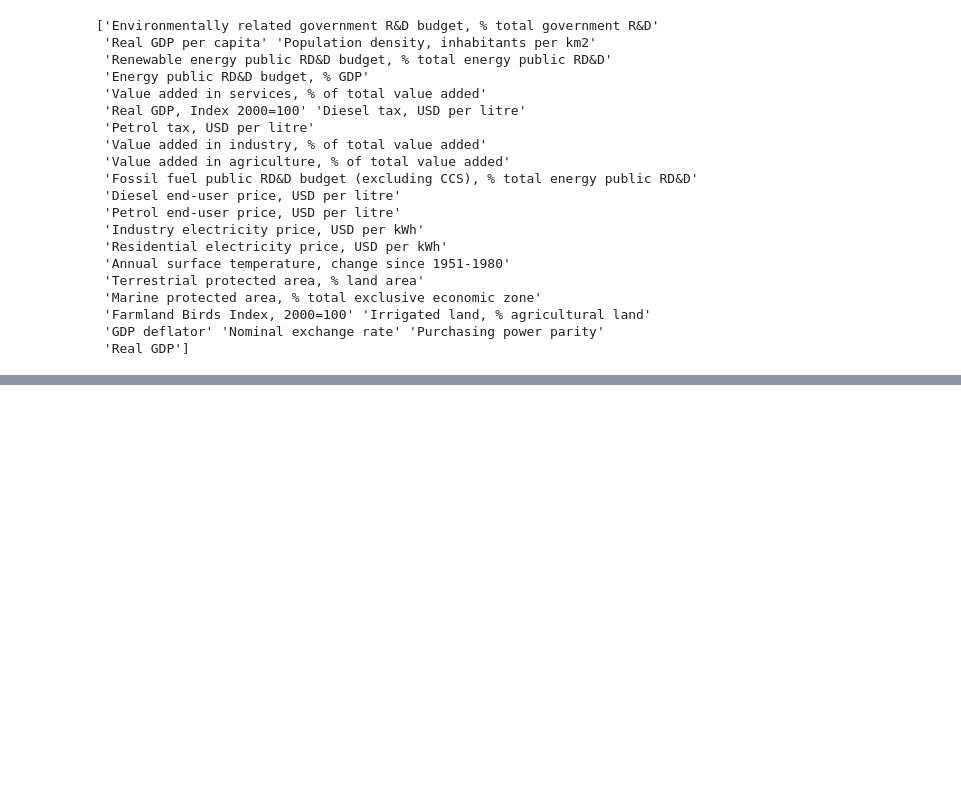
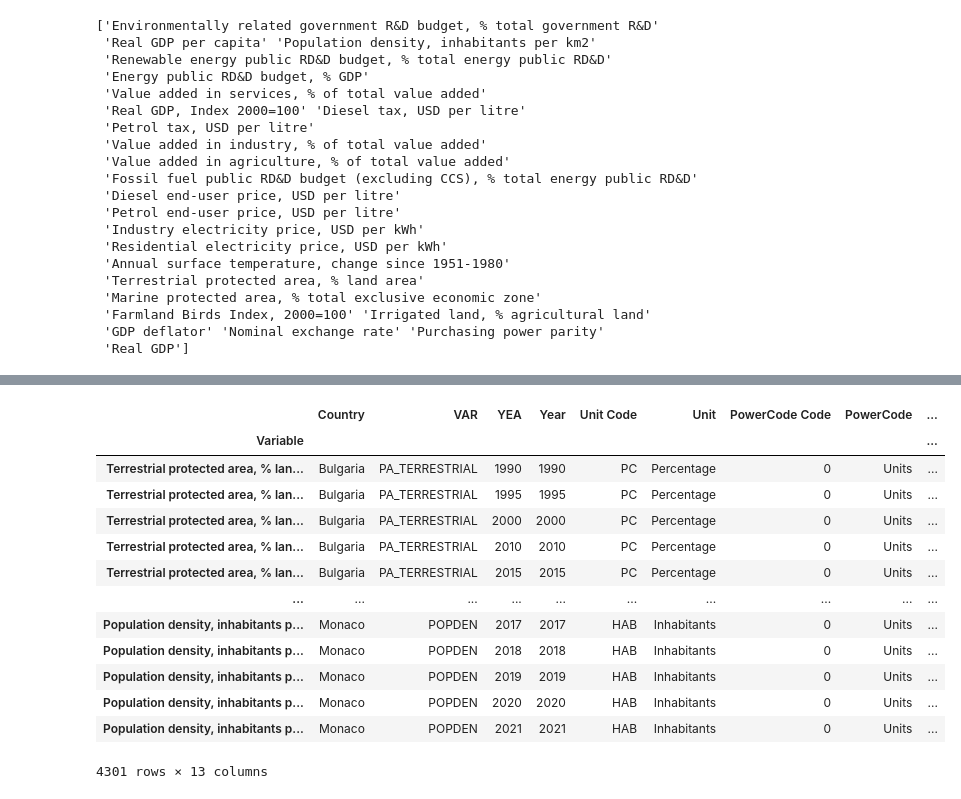
Before and after one commit to BoSuto/Data-analysis-for-business-March-2022-, a Jupyter notebook: Population, Economics & Green Growth.ipynb, the cells around one changed output, grey strips where cells are left out. Drawn from its saved outputs; the diff is of its cells as text; code cells hidden in the pictures; blank space fills up the shorter version.

Commit message:
slicing on 4 variables completed

```diff
--- a/Population, Economics & Green Growth.ipynb
+++ b/Population, Economics & Green Growth.ipynb
@@ -238,0 +233,3 @@ TypeError: 'Series' objects are mutable, thus they cannot be hashed
+# %%
+green_growth_significant_ind = green_growth_significant.set_index("Variable")
+print(green_growth_significant_ind.head())
@@ -238,0 +254,17 @@ TypeError: 'Series' objects are mutable, thus they cannot be hashed
+# %%
+green_growth_significant_ind.loc[["Terrestrial protected area, % land area","Marine protected area, % total exclusive economic zone","Irrigated land, % agricultural land","Population density, inhabitants per km2"]]
+# %% [output]
+|  | Country | VAR | YEA | Year | Unit Code | Unit | PowerCode Code | PowerCode | ... |
+| Variable |  |  |  |  |  |  |  |  | ... |
+| Terrestrial protected area, % lan... | Bulgaria | PA_TERRESTRIAL | 1990 | 1990 | PC | Percentage | 0 | Units | ... |
+| Terrestrial protected area, % lan... | Bulgaria | PA_TERRESTRIAL | 1995 | 1995 | PC | Percentage | 0 | Units | ... |
+| Terrestrial protected area, % lan... | Bulgaria | PA_TERRESTRIAL | 2000 | 2000 | PC | Percentage | 0 | Units | ... |
+| Terrestrial protected area, % lan... | Bulgaria | PA_TERRESTRIAL | 2010 | 2010 | PC | Percentage | 0 | Units | ... |
+| Terrestrial protected area, % lan... | Bulgaria | PA_TERRESTRIAL | 2015 | 2015 | PC | Percentage | 0 | Units | ... |
+| ... | ... | ... | ... | ... | ... | ... | ... | ... | ... |
+| Population density, inhabitants p... | Monaco | POPDEN | 2017 | 2017 | HAB | Inhabitants | 0 | Units | ... |
+| Population density, inhabitants p... | Monaco | POPDEN | 2018 | 2018 | HAB | Inhabitants | 0 | Units | ... |
+| Population density, inhabitants p... | Monaco | POPDEN | 2019 | 2019 | HAB | Inhabitants | 0 | Units | ... |
+| Population density, inhabitants p... | Monaco | POPDEN | 2020 | 2020 | HAB | Inhabitants | 0 | Units | ... |
+| Population density, inhabitants p... | Monaco | POPDEN | 2021 | 2021 | HAB | Inhabitants | 0 | Units | ... |
+4301 rows × 13 columns
```
Also changed, not shown: parts of 7 cells of this notebook.
